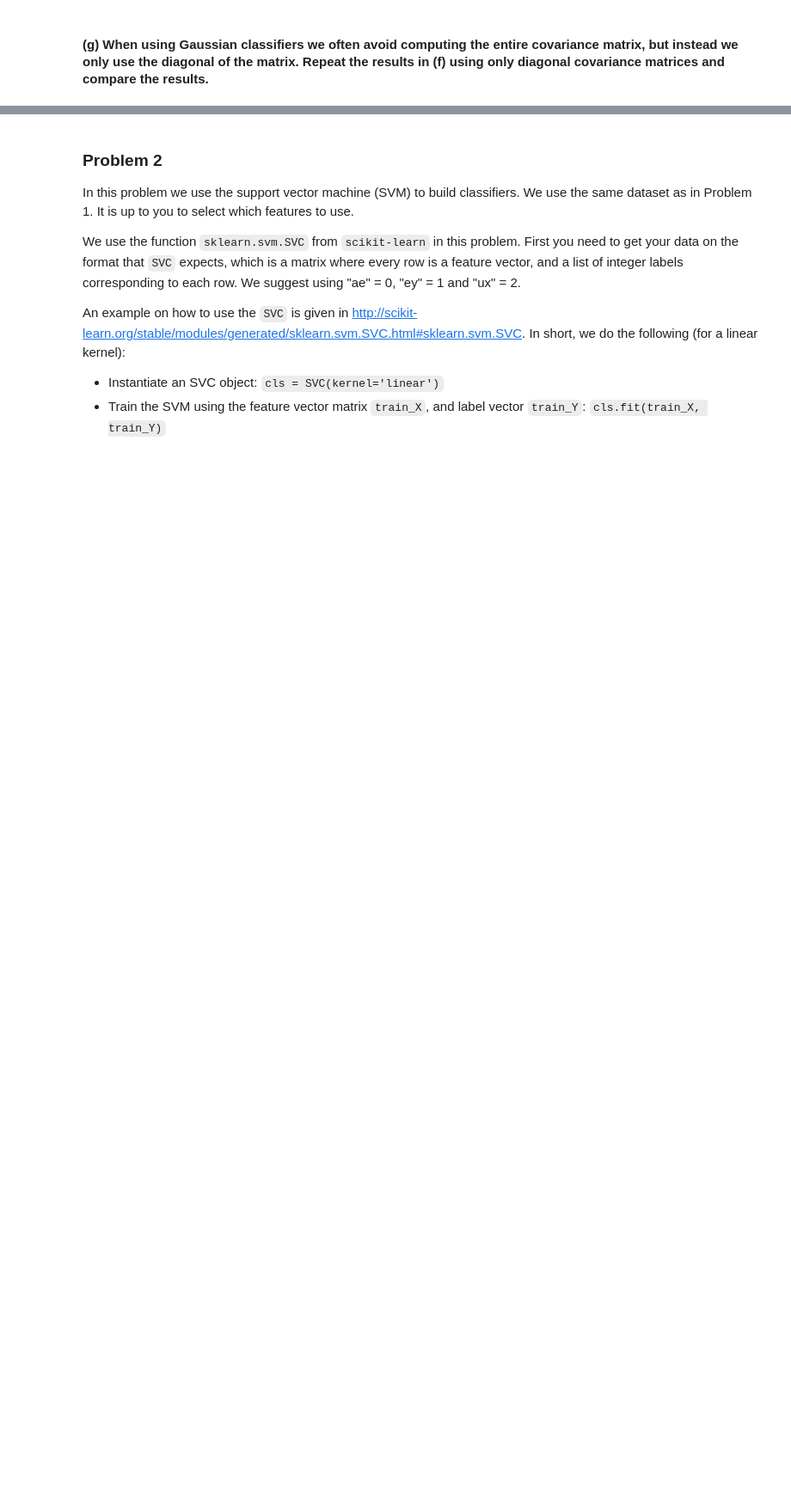
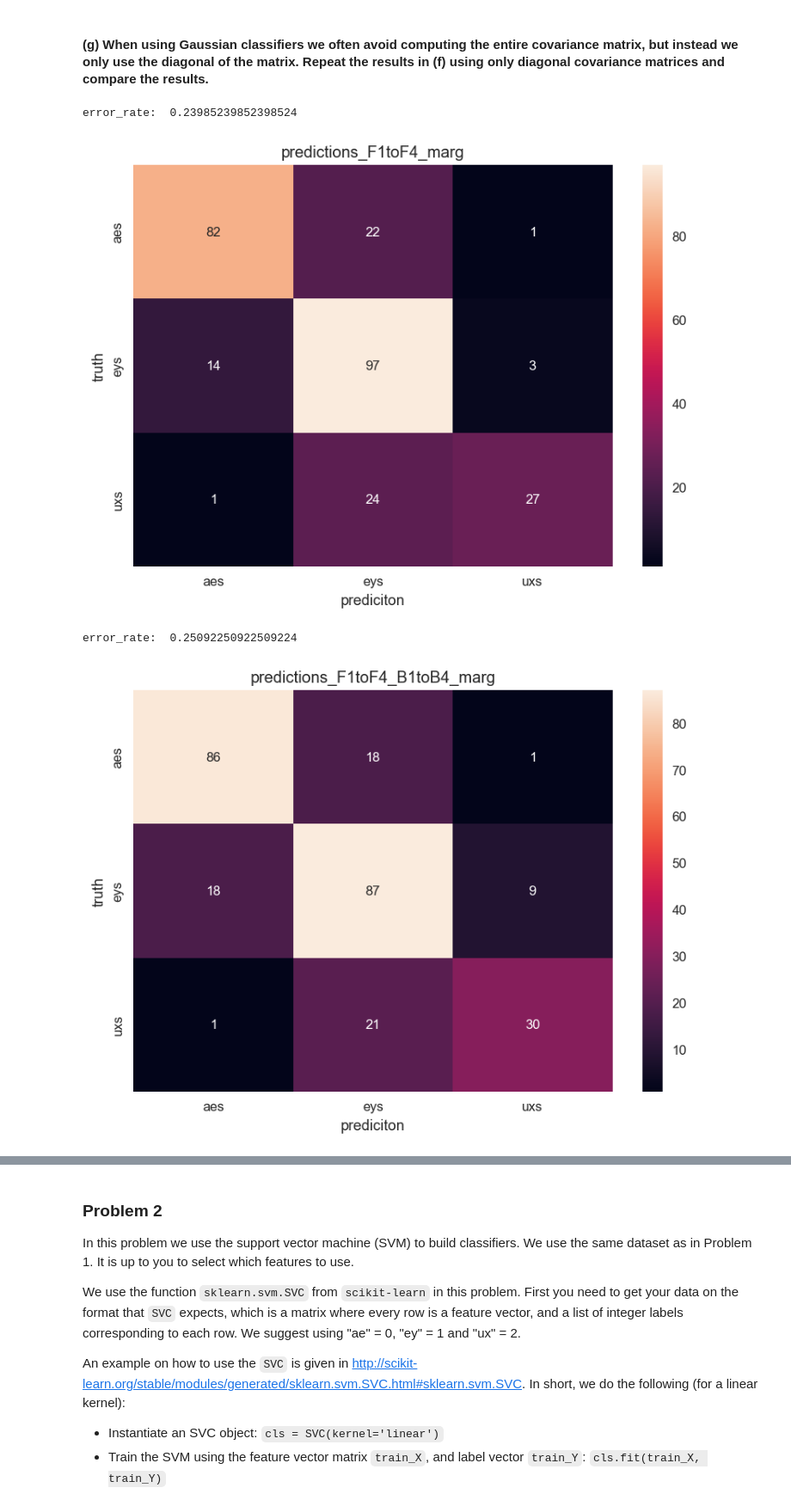
Before and after one commit to Eeaeau/TTT4185---ML-for-singnal-processing, a Jupyter notebook: Assignment 2/TTT4185_assignment_2_2021-10-02.ipynb, the cells around one changed output, grey strips where cells are left out. Shown at 86% size. Drawn from its saved outputs; the diff is of its cells as text; code cells hidden in the pictures; blank space fills up the shorter version.

```diff
--- a/Assignment 2/TTT4185_assignment_2_2021-10-02.ipynb
+++ b/Assignment 2/TTT4185_assignment_2_2021-10-02.ipynb
@@ -692,2 +682,27 @@ error_rate:  0.2730627306273063
 # %% [markdown]
 #### (g) When using Gaussian classifiers we often avoid computing the entire covariance matrix, but instead we only use the diagonal of the matrix. Repeat the results in (f) using only diagonal covariance matrices and compare the results.
+# %%
+predictions_F1toF4_marg = MLE_classifier_conditional(observations_F1toF4, model_F1toF4, True)
+
+confusion_matrix = pd.crosstab(predictions_F1toF4_marg['truth'], predictions_F1toF4_marg['prediciton'], rownames=['truth'], colnames=['prediciton'], margins = False, margins_name='Total sum')
+
+ax = plt.axes()
+sn.heatmap(confusion_matrix, annot=True)
+ax.set_title('predictions_F1toF4_marg')
+plt.show()
+
+# ----------------------------------------------
+
+predictions_F1toF4_B1toB4_marg = MLE_classifier_conditional(observations_F1toF4_B1toB4, model_F1toF4_B1toB4, True)
+
+confusion_matrix = pd.crosstab(predictions_F1toF4_B1toB4_marg['truth'], predictions_F1toF4_B1toB4_marg['prediciton'], rownames=['truth'], colnames=['prediciton'], margins = False, margins_name='Total sum')
+
+ax = plt.axes()
+sn.heatmap(confusion_matrix, annot=True, ax = ax)
+ax.set_title('predictions_F1toF4_B1toB4_marg')
+plt.show()
+# %% [output]
+error_rate:  0.23985239852398524
+[figure, added]
+error_rate:  0.25092250922509224
+[figure, added]
```
Also changed, not shown: parts of 9 cells of this notebook.
